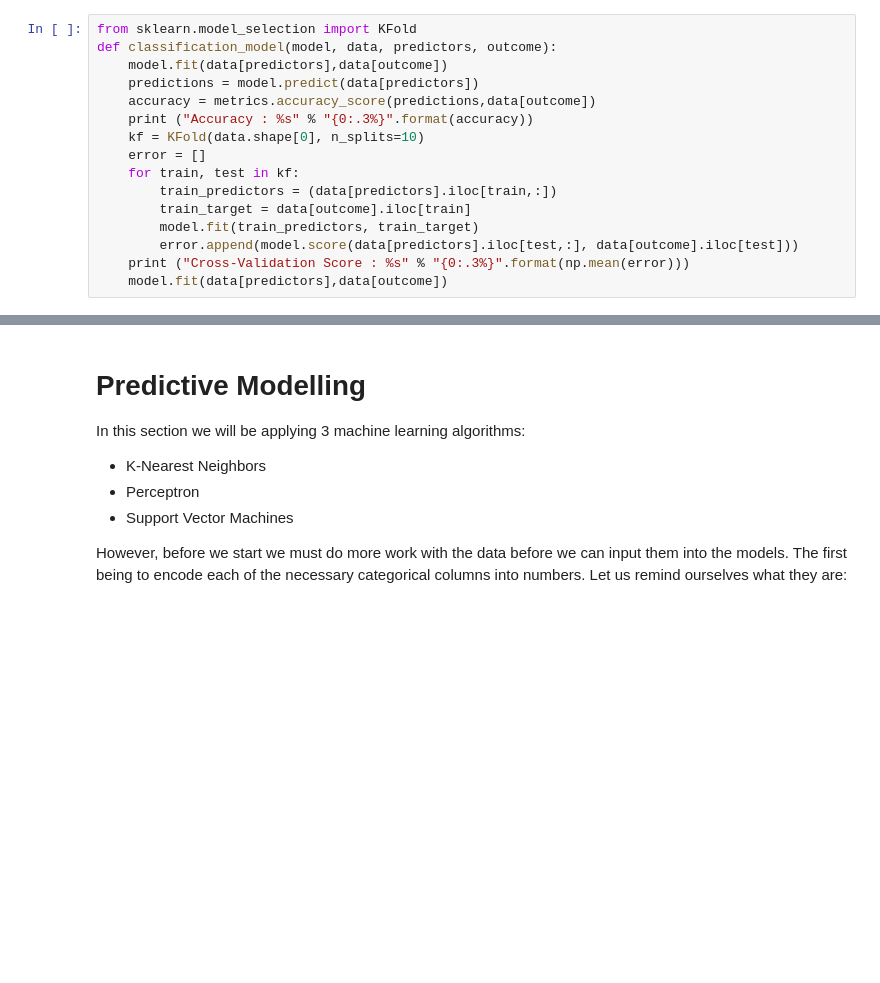
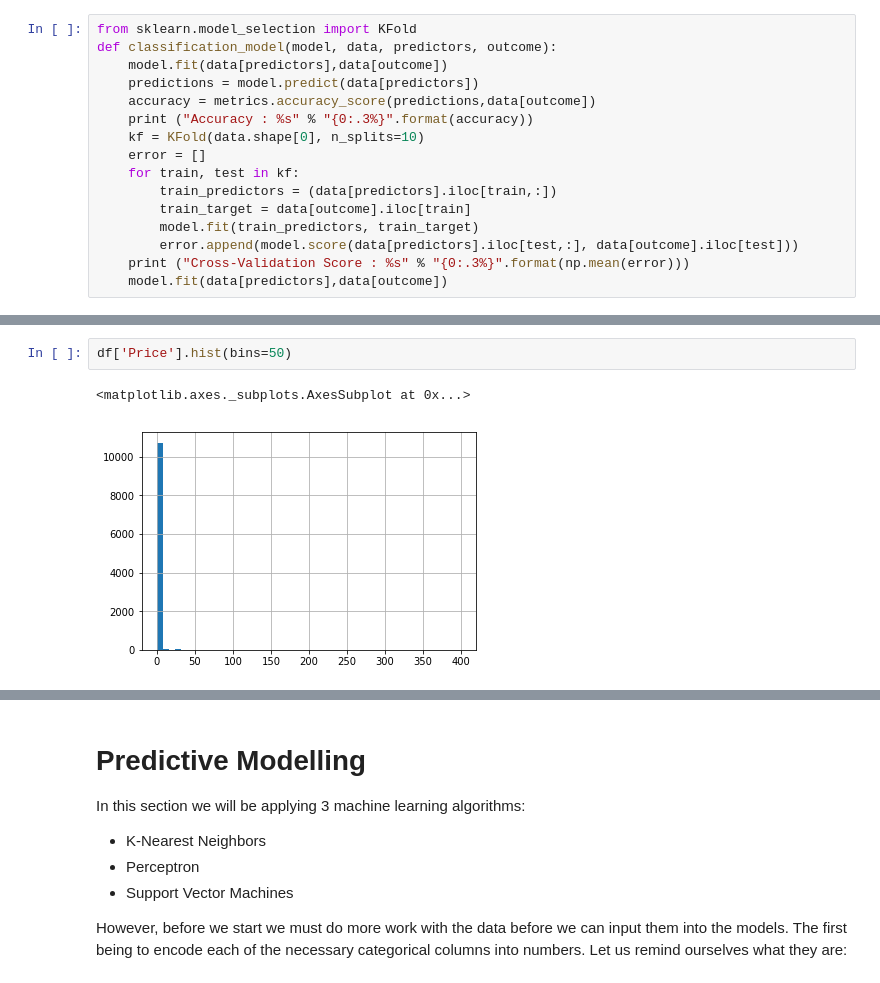
Before and after one commit to Carried-by-Compiler/Data-Mining-Project, a Jupyter notebook: Project.ipynb, the cells around one changed output, grey strips where cells are left out. Saved outputs shown, nothing was run; the diff lists cells and outputs as text; blank space fills up the shorter version.

```diff
--- a/Project.ipynb
+++ b/Project.ipynb
@@ -374,0 +385,5 @@ def classification_model(model, data, predictors, outcome):
+# %%
+df['Price'].hist(bins=50)
+# %% [output]
+<matplotlib.axes._subplots.AxesSubplot at 0x...>
+[figure, added]
```
Also changed, not shown: parts of 15 cells of this notebook.
